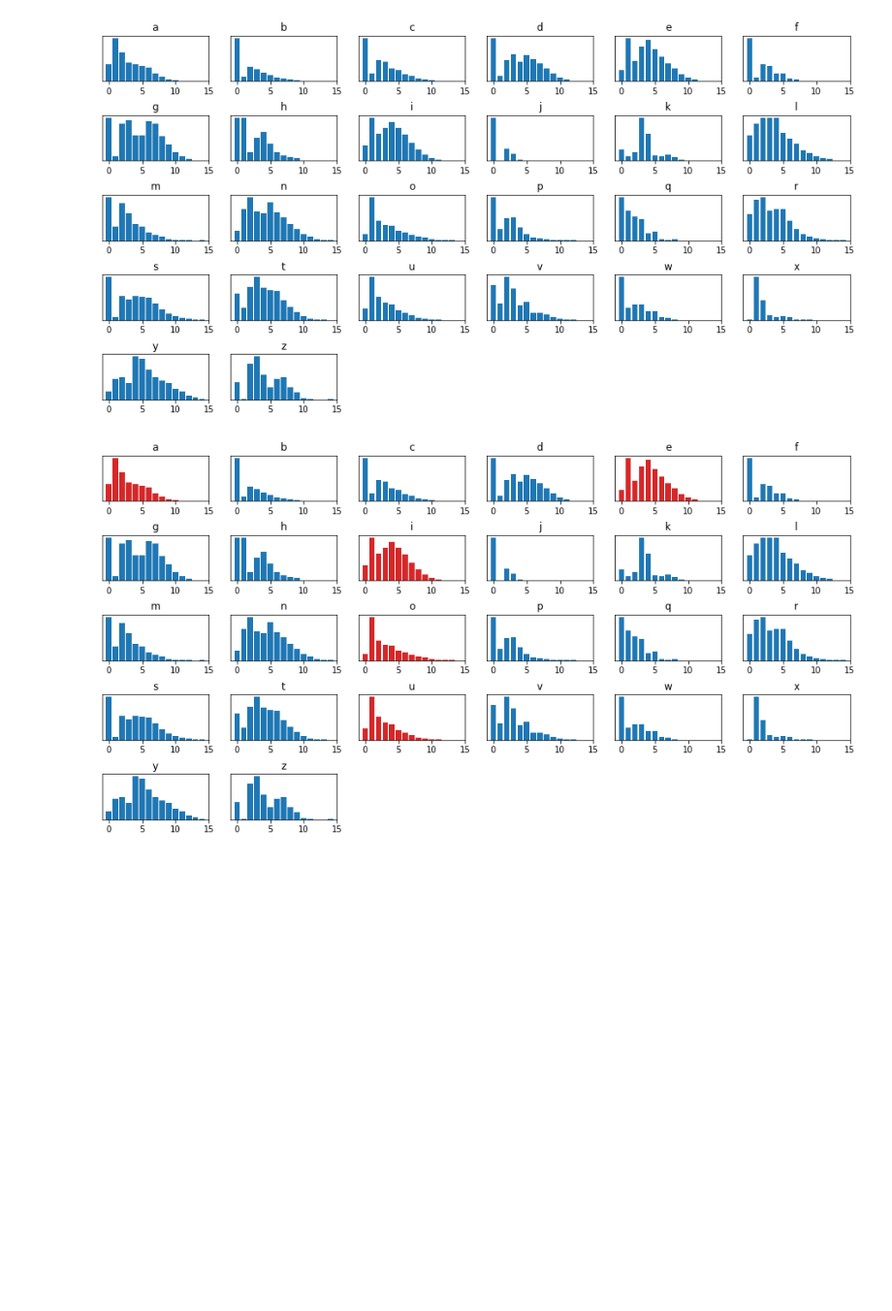
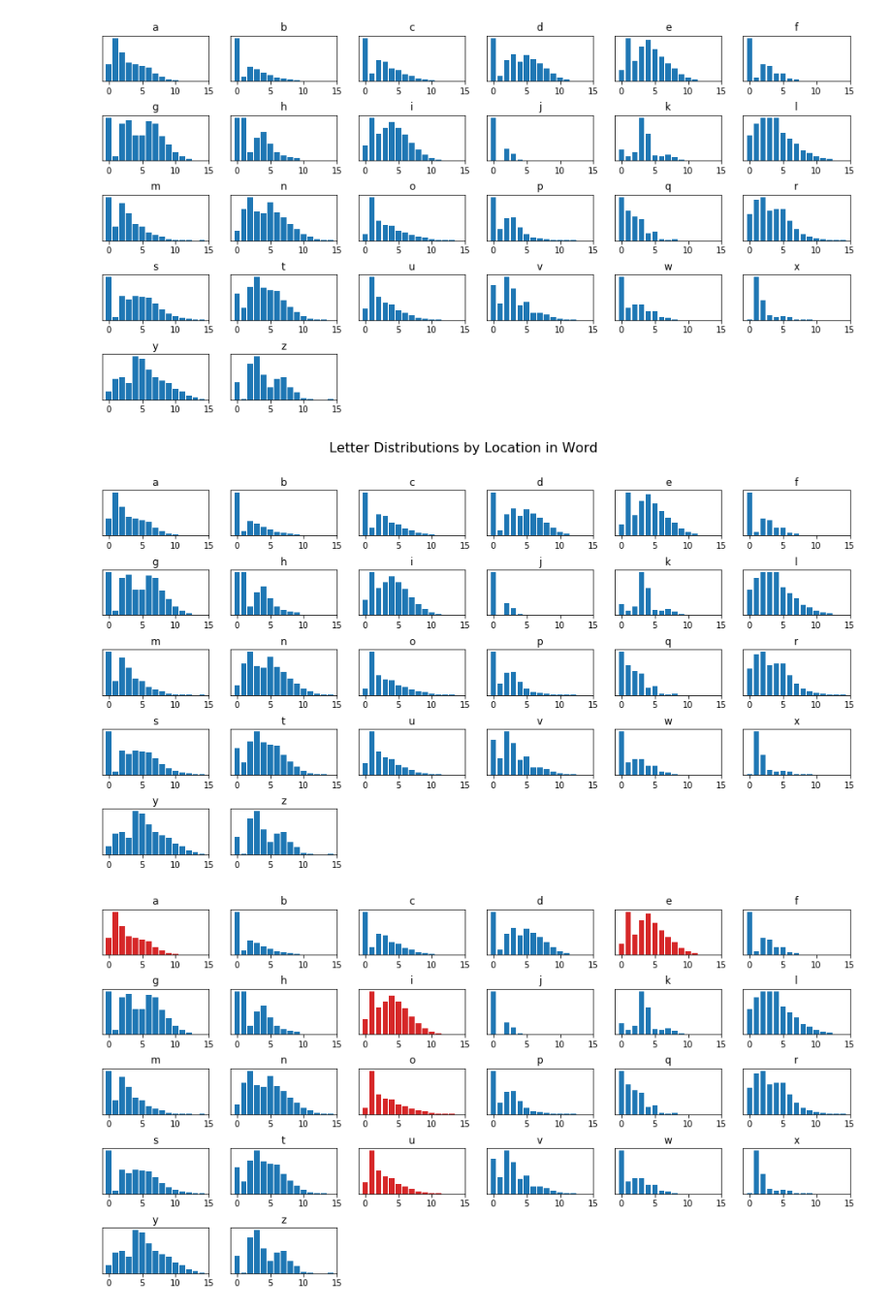
Before and after one commit to NapsterInBlue/LetterDistributions, a Jupyter notebook: function_tinkering.ipynb, the cells around one changed output. Shown at 97% size. Saved outputs shown, nothing was run; the diff lists cells and outputs as text; code cells hidden in the pictures; blank space fills up the shorter version.

```diff
--- a/function_tinkering.ipynb
+++ b/function_tinkering.ipynb
@@ -155,6 +150,11 @@ def plot_letter_dists(df):
     else:
         [ax.set_visible(False) for ax in axes.flatten()[idx+1:]]
     plt.subplots_adjust(hspace=.75)
+    plt.suptitle('Letter Distributions by Location in Word', fontsize=16)
+# %%
+plot_letter_dists(df)
+# %% [output]
+[figure, added]
 # %%
 colors = where(df.columns.isin(['a', 'e', 'i', 'o', 'u']), 'C3', 'C0')
 
```
Also changed, not shown: parts of 15 cells of this notebook, 4 other files.
